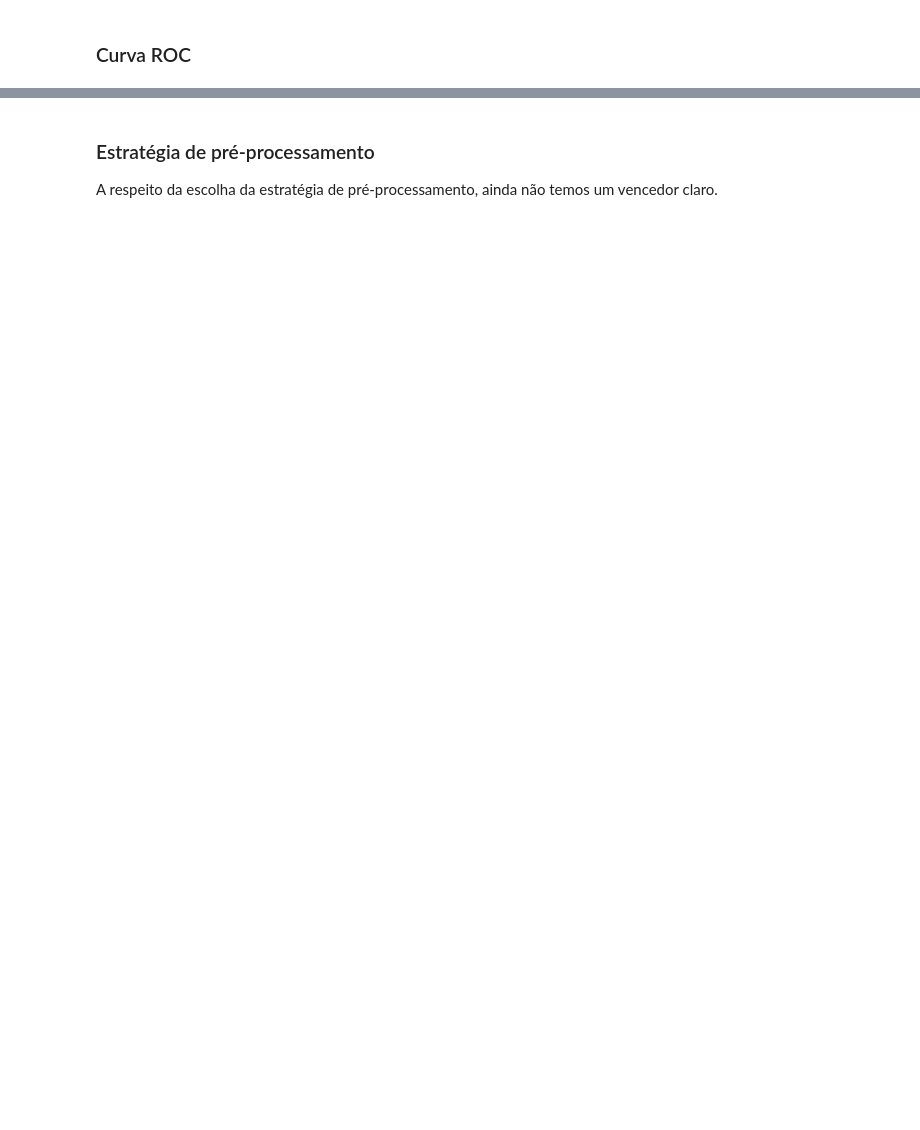
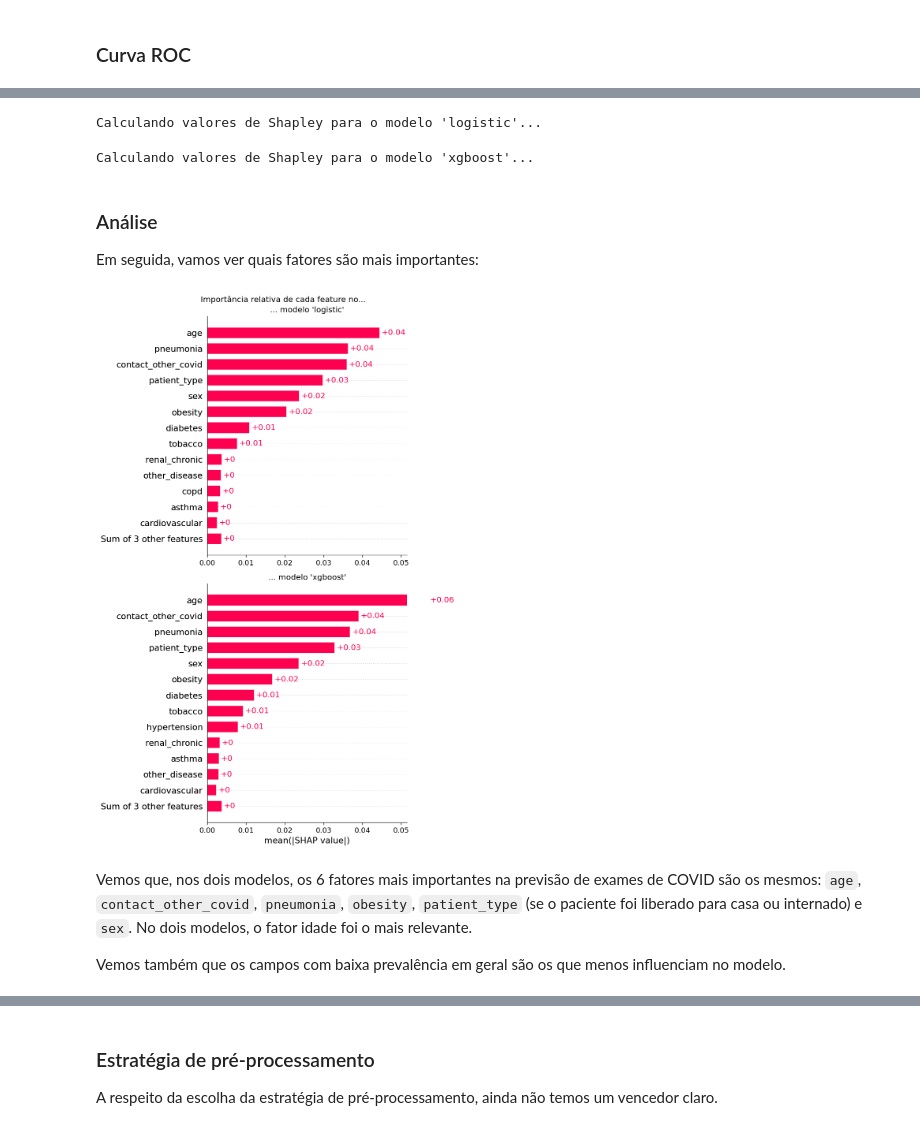
Before and after one commit to flimao/modelos-covid, a Jupyter notebook: notebooks_exploration/3-modelagem.ipynb, the cells around one changed output, grey strips where cells are left out. Drawn from its saved outputs; the diff is of its cells as text; code cells hidden in the pictures; blank space fills up the shorter version.

Commit message:
Finalizar análise de importância e atualizar modelo default. #3

```diff
--- a/notebooks_exploration/3-modelagem.ipynb
+++ b/notebooks_exploration/3-modelagem.ipynb
@@ -512,0 +558,53 @@ model_rank_all.sort_values(by = 'auroc', ascending = False)
+# %%
+modelos = model_export['modelo'].copy()
+explainers = {}
+shaps = {}
+
+for nome_modelo, modelo in modelos.items():
+
+    print(f"Calculando valores de Shapley para o modelo '{nome_modelo}'... ")
+
+    explainer = shap.Explainer(
+        model = lambda X: modelo.predict_proba(X)[:, 1],
+        masker = Xtrainpeq,
+        #link = shap.links.logit
+    )
+
+    shap_values = explainer(Xpeq)
+
+    explainers[nome_modelo] = explainer
+    shaps[nome_modelo] = shap_values
+# %% [output]
+Calculando valores de Shapley para o modelo 'logistic'...
+Calculando valores de Shapley para o modelo 'xgboost'...
+# %% [markdown]
+### Análise
+
+Em seguida, vamos ver quais fatores são mais importantes:
+# %%
+fig, axs = plt.subplots(nrows = len(shaps.keys()), sharex = True)
+
+sex_cohort = [ 'Homens' if shap_values[i, 'sex'] == 0 else 'Mulheres' for i in range(shap_values.shape[0]) ]
+
+for i, (nome_modelo, shap_values) in enumerate(shaps.items()):
+
+    ax = axs[i]
+    fig.sca(ax)
+
+    shap.plots.bar(shap_values.cohorts(sex_cohort), max_display = 14, show = False)
+
+    ax.set_title(f"... modelo '{nome_modelo}'")
+
+    if i < len(shaps.keys()) - 1:
+        ax.set_xlabel('')
+
+fig.suptitle('Importância relativa de cada feature no...')
+fig.set_figheight(12)
+plt.tight_layout()
+plt.show()
+# %% [output]
+[figure, added]
+# %% [markdown]
+Vemos que, nos dois modelos, os 6 fatores mais importantes na previsão de exames de COVID são os mesmos: `age`, `contact_other_covid`, `pneumonia`, `obesity`, `patient_type` (se o paciente foi liberado para casa ou internado) e `sex`. No dois modelos, o fator idade foi o mais relevante.
+
+Vemos também que os campos com baixa prevalência em geral são os que menos influenciam no modelo.
```
Also changed, not shown: parts of 51 cells of this notebook, 1 other file.
